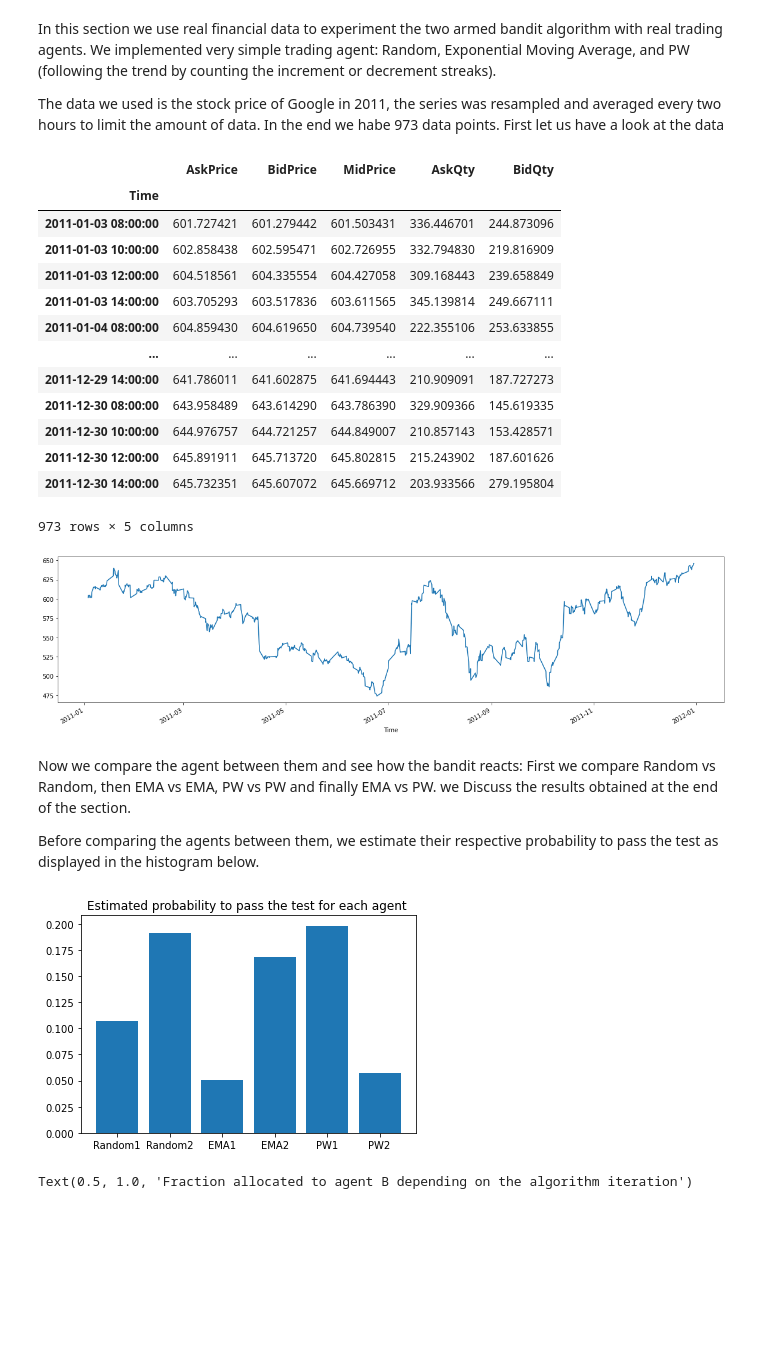
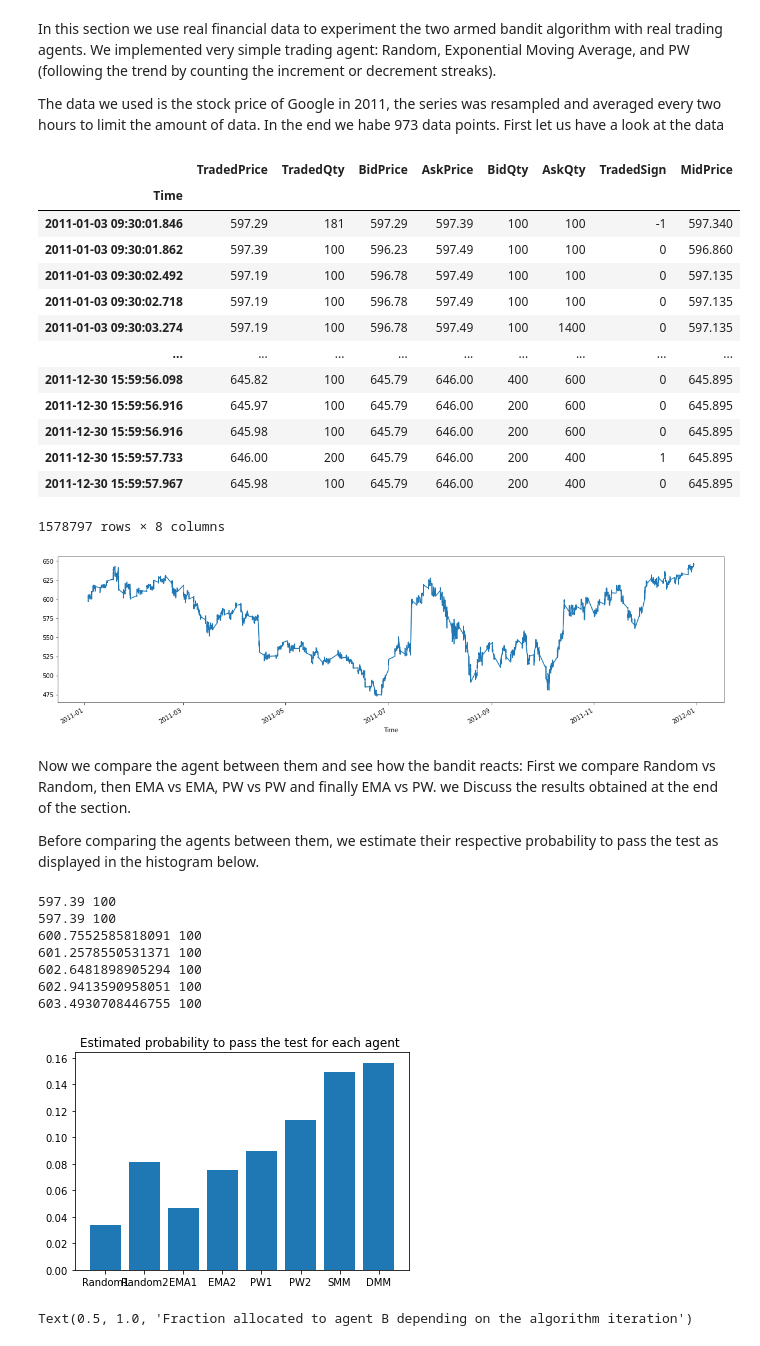
Before and after one commit to Nicolivain/trustful-bandits, a Jupyter notebook: main.ipynb, the cells around one changed output. Saved outputs shown, nothing was run; the diff lists cells and outputs as text; code cells hidden in the pictures; blank space fills up the shorter version.

```diff
--- a/main.ipynb
+++ b/main.ipynb
@@ -147,55 +147,65 @@ from agents import RandomAgent, ExpAvgAgent, PwAgent
 from bandits import agent_two_armed_bandit
 # %%
-data = pd.read_hdf('data/resampled_google.h5')
+data = pd.read_hdf('data/GOOGLE.h5')
+data['MidPrice'] = (data['AskPrice'] + data['BidPrice'])/2
 data['MidPrice'].plot(figsize=(20,5))
 data
 # %% [output]
-|  | AskPrice | BidPrice | MidPrice | AskQty | BidQty |
-| Time |  |  |  |  |  |
-| 2011-01-03 08:00:00 | 601.727421 | 601.279442 | 601.503431 | 336.446701 | 244.873096 |
-| 2011-01-03 10:00:00 | 602.858438 | 602.595471 | 602.726955 | 332.794830 | 219.816909 |
-| 2011-01-03 12:00:00 | 604.518561 | 604.335554 | 604.427058 | 309.168443 | 239.658849 |
-| 2011-01-03 14:00:00 | 603.705293 | 603.517836 | 603.611565 | 345.139814 | 249.667111 |
-| 2011-01-04 08:00:00 | 604.859430 | 604.619650 | 604.739540 | 222.355106 | 253.633855 |
-| ... | ... | ... | ... | ... | ... |
-| 2011-12-29 14:00:00 | 641.786011 | 641.602875 | 641.694443 | 210.909091 | 187.727273 |
-| 2011-12-30 08:00:00 | 643.958489 | 643.614290 | 643.786390 | 329.909366 | 145.619335 |
-| 2011-12-30 10:00:00 | 644.976757 | 644.721257 | 644.849007 | 210.857143 | 153.428571 |
-| 2011-12-30 12:00:00 | 645.891911 | 645.713720 | 645.802815 | 215.243902 | 187.601626 |
-| 2011-12-30 14:00:00 | 645.732351 | 645.607072 | 645.669712 | 203.933566 | 279.195804 |
+|  | TradedPrice | TradedQty | BidPrice | AskPrice | BidQty | AskQty | TradedSign | MidPrice |
+| Time |  |  |  |  |  |  |  |  |
+| 2011-01-03 09:30:01.846 | 597.29 | 181 | 597.29 | 597.39 | 100 | 100 | -1 | 597.340 |
+| 2011-01-03 09:30:01.862 | 597.39 | 100 | 596.23 | 597.49 | 100 | 100 | 0 | 596.860 |
+| 2011-01-03 09:30:02.492 | 597.19 | 100 | 596.78 | 597.49 | 100 | 100 | 0 | 597.135 |
+| 2011-01-03 09:30:02.718 | 597.19 | 100 | 596.78 | 597.49 | 100 | 100 | 0 | 597.135 |
+| 2011-01-03 09:30:03.274 | 597.19 | 100 | 596.78 | 597.49 | 100 | 1400 | 0 | 597.135 |
+| ... | ... | ... | ... | ... | ... | ... | ... | ... |
+| 2011-12-30 15:59:56.098 | 645.82 | 100 | 645.79 | 646.00 | 400 | 600 | 0 | 645.895 |
+| 2011-12-30 15:59:56.916 | 645.97 | 100 | 645.79 | 646.00 | 200 | 600 | 0 | 645.895 |
+| 2011-12-30 15:59:56.916 | 645.98 | 100 | 645.79 | 646.00 | 200 | 600 | 0 | 645.895 |
+| 2011-12-30 15:59:57.733 | 646.00 | 200 | 645.79 | 646.00 | 200 | 400 | 1 | 645.895 |
+| 2011-12-30 15:59:57.967 | 645.98 | 100 | 645.79 | 646.00 | 200 | 400 | 0 | 645.895 |
-973 rows × 5 columns
+1578797 rows × 8 columns
-[figure, old version]
+[figure, new version]
 # %% [markdown]
 Now we compare the agent between them and see how the bandit reacts: First we compare Random vs Random, then EMA vs EMA, PW vs PW and finally EMA vs PW. we Discuss the results obtained at the end of the section.
 
 Before comparing the agents between them, we estimate their respective probability to pass the test as displayed in the histogram below.
 # %%
-N = 6
+N = 8
 agents = [RandomAgent(50000, p_buy=0.5, p_sell=0.5),
           RandomAgent(50000, p_buy=0.3, p_sell=0.3),
           ExpAvgAgent(50000, alpha=0.5),
           ExpAvgAgent(50000, alpha=0.9),
           PwAgent(50000, streak=5),
-          PwAgent(50000, streak=8)
+          PwAgent(50000, streak=8),
+          StaticMMAgent(5000, 2, 2, 0.1, patience=100),
+          DynamicMMAgent(5000, 2, 2, 0.05, patience=30)
           ]
 
 ns = [0] * N
 for n in range(973):
         ask, bid = data.iloc[n][['AskPrice', 'BidPrice']]
         for i, a in enumerate(agents):
             a.act(ask, bid)
             a.calc_pnl(bid)
             if test_pnl_increase(a):
                 ns[i] += 1
 
 ps = [n/973 for n in ns]
-plt.bar(x=['Random1', 'Random2', 'EMA1', 'EMA2', 'PW1', 'PW2'], height=ps)
+plt.bar(x=['Random1', 'Random2', 'EMA1', 'EMA2', 'PW1', 'PW2', 'SMM', 'DMM'], height=ps)
 plt.title("Estimated probability to pass the test for each agent ")
 
 # compute pis to get the speed of convergence
 pi1, pi2, pi3, pi4 = ps[1]-ps[0], ps[3]-ps[2], ps[4]-ps[5], ps[4]-ps[3]
 # %% [output]
+597.39 100
+597.39 100
+600.7552585818091 100
+601.2578550531371 100
+602.6481898905294 100
+602.9413590958051 100
+603.4930708446755 100
-[figure, old version]
+[figure, new version]
 # %%
 X = 0.5  # initially, we weight each agent the same
 agentA = RandomAgent(50000, p_buy=0.5, p_sell=0.5)  # random impatitent
```
Also changed, not shown: parts of 1 cell of this notebook, 3 other files.
